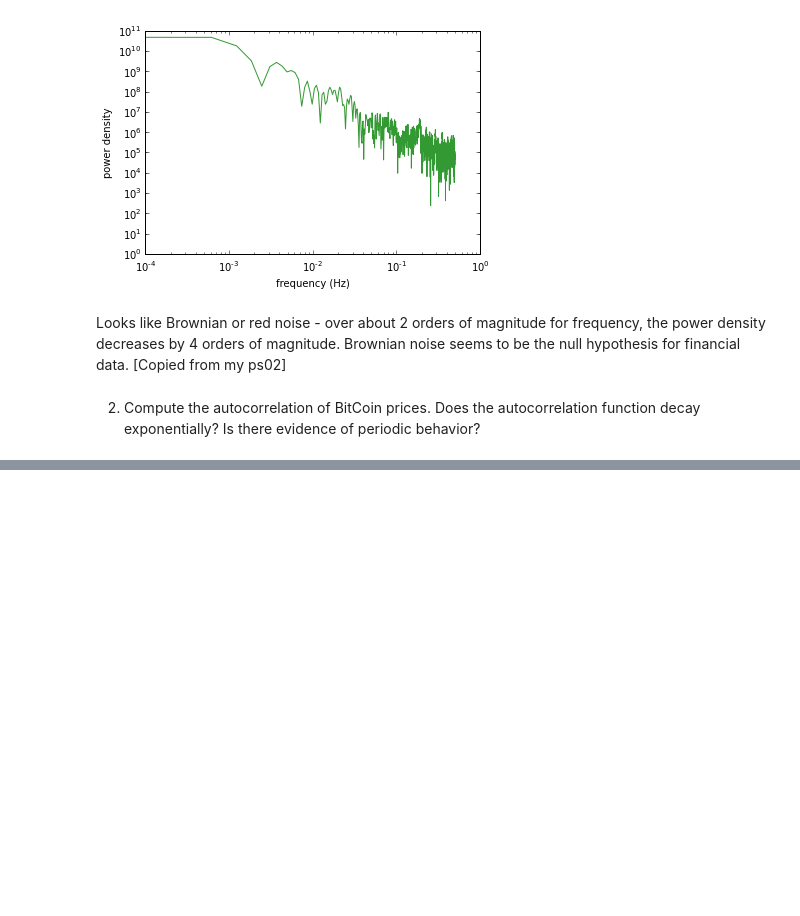
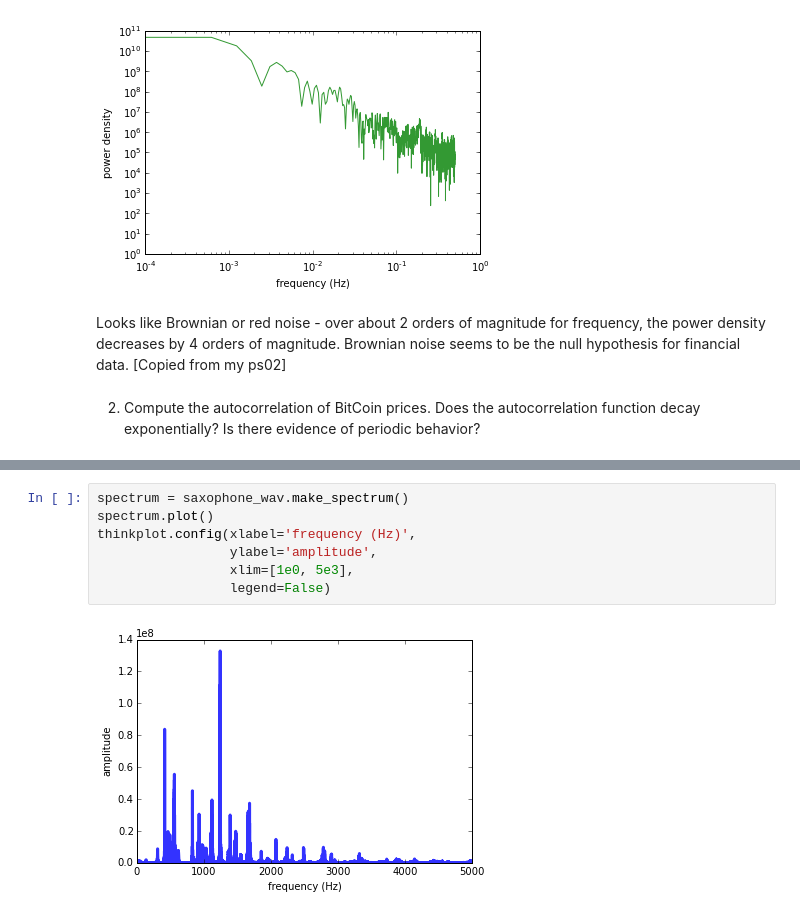
Before and after one commit to sabumjung/ThinkDSP, a Jupyter notebook: code/ps03.ipynb, the cells around one changed output, grey strips where cells are left out. Drawn from its saved outputs; the diff is of its cells as text; blank space fills up the shorter version.

```diff
--- a/code/ps03.ipynb
+++ b/code/ps03.ipynb
@@ -69,0 +109,9 @@ thinkplot.config(xlabel='offset (radians)',
+# %%
+spectrum = saxophone_wav.make_spectrum()
+spectrum.plot()
+thinkplot.config(xlabel='frequency (Hz)',
+                 ylabel='amplitude',
+                 xlim=[1e0, 5e3],
+                 legend=False)
+# %% [output]
+[figure, added]
```
Also changed, not shown: parts of 24 cells of this notebook.
